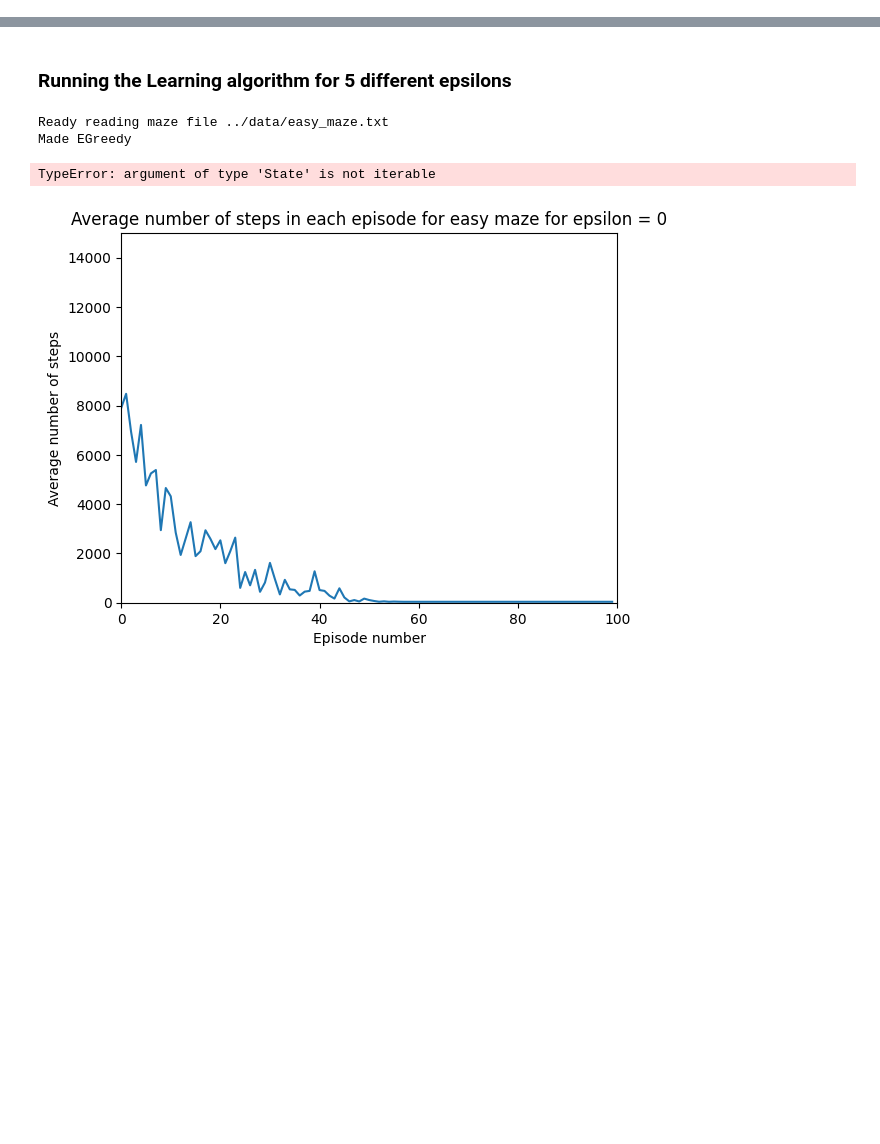
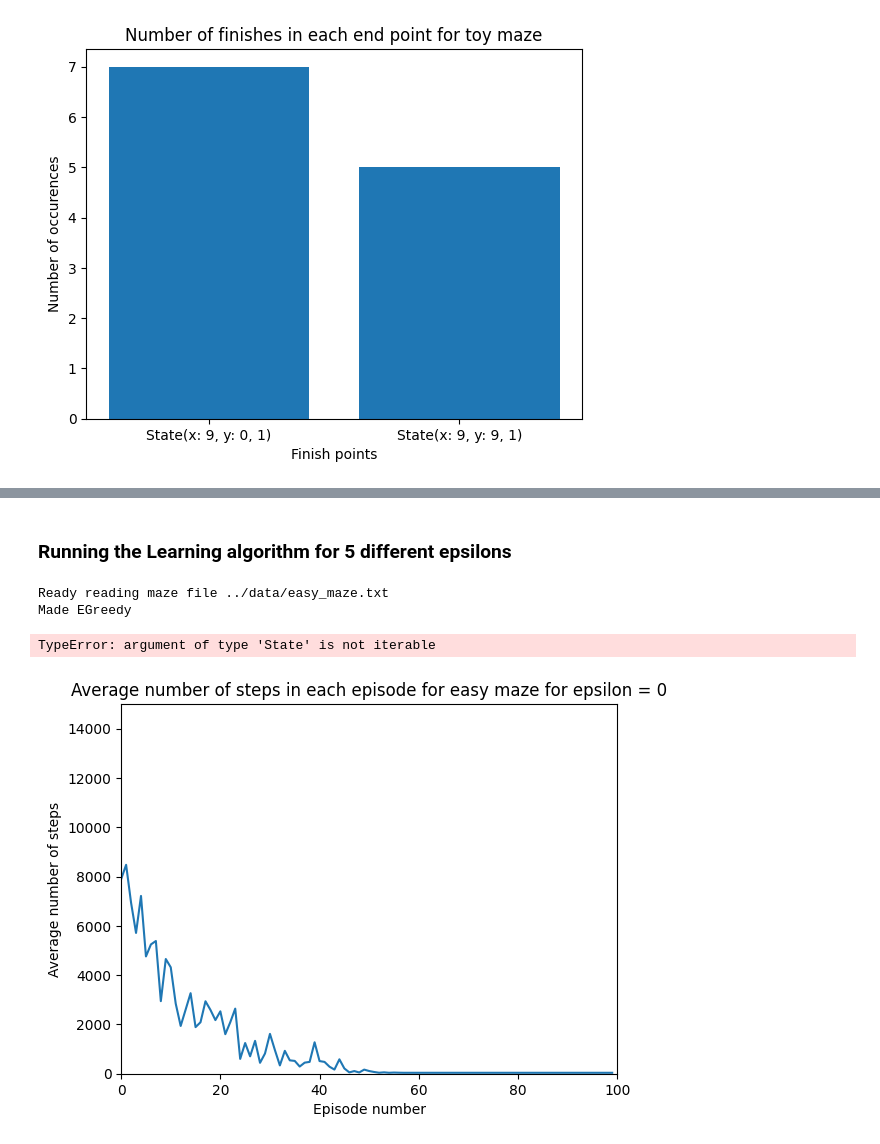
Before and after one commit to Howieboss02/Computational-Intelligence-ACO-ANN, a Jupyter notebook: Assignment_3/src/Main.ipynb, the cells around one changed output, grey strips where cells are left out. Drawn from its saved outputs; the diff is of its cells as text; code cells hidden in the pictures; blank space fills up the shorter version.

```diff
--- a/Assignment_3/src/Main.ipynb
+++ b/Assignment_3/src/Main.ipynb
@@ -129,3 +135,11 @@ Average route over  10  runs in the last episode is:  24.2
+# %%
+plt.bar(toy_finishes.keys(), toy_finishes.values())
+plt.title("Number of finishes in each end point for toy maze")
+plt.xlabel("Finish points")
+plt.ylabel("Number of occurences")
+plt.show()
+# %% [output]
+[figure, added]
 # %%
 plt.plot(np.average(easy_data, axis=0))
 plt.title("Average number of steps in each episode for easy maze")
```
Also changed, not shown: parts of 6 cells of this notebook.
